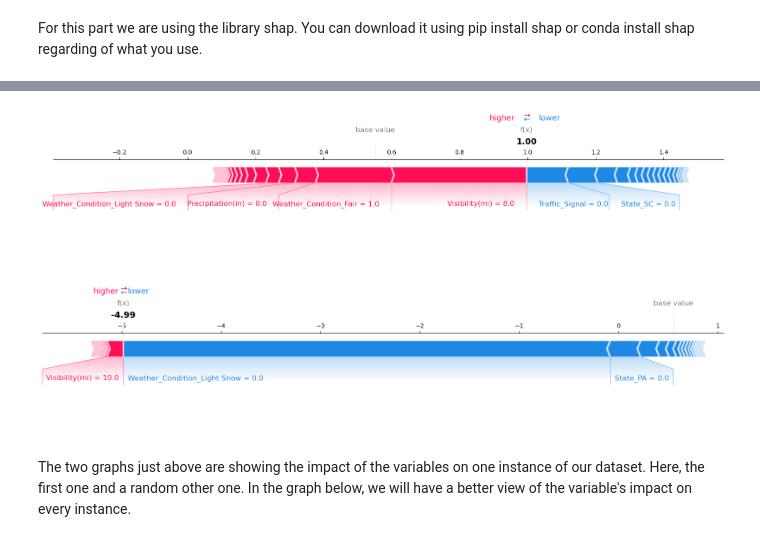
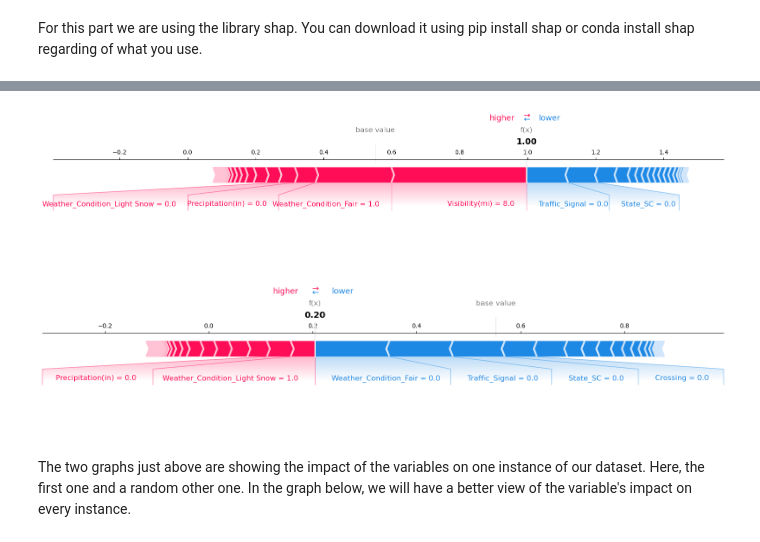
Before and after one commit to RinjieMX/ExplainAI_TD4, a Jupyter notebook: Notebook_TD4.ipynb, the cells around one changed output, grey strips where cells are left out. Drawn from its saved outputs; the diff is of its cells as text; code cells hidden in the pictures.

```diff
--- a/Notebook_TD4.ipynb
+++ b/Notebook_TD4.ipynb
@@ -621,9 +621,9 @@ print(shap_values) #new
 # %%
 shap.force_plot(explainer.expected_value[0], shap_values[0][0,:], X_test2.iloc[0,:], matplotlib=True)
-shap.force_plot(explainer.expected_value[0], shap_values[0][1,:], X_test2.iloc[1041,:], matplotlib=True)
+shap.force_plot(explainer.expected_value[0], shap_values[0][2,:], X_test2.iloc[1,:], matplotlib=True)
 # %% [output]
 [figure]
-[figure, old version]
+[figure, new version]
 # %% [markdown]
 The two graphs just above are showing the impact of the variables on one instance of our dataset. Here, the first one and a random other one. In the graph below, we will have a better view of the variable's impact on every instance.
 # %%
```
Also changed, not shown: parts of 12 cells of this notebook.
